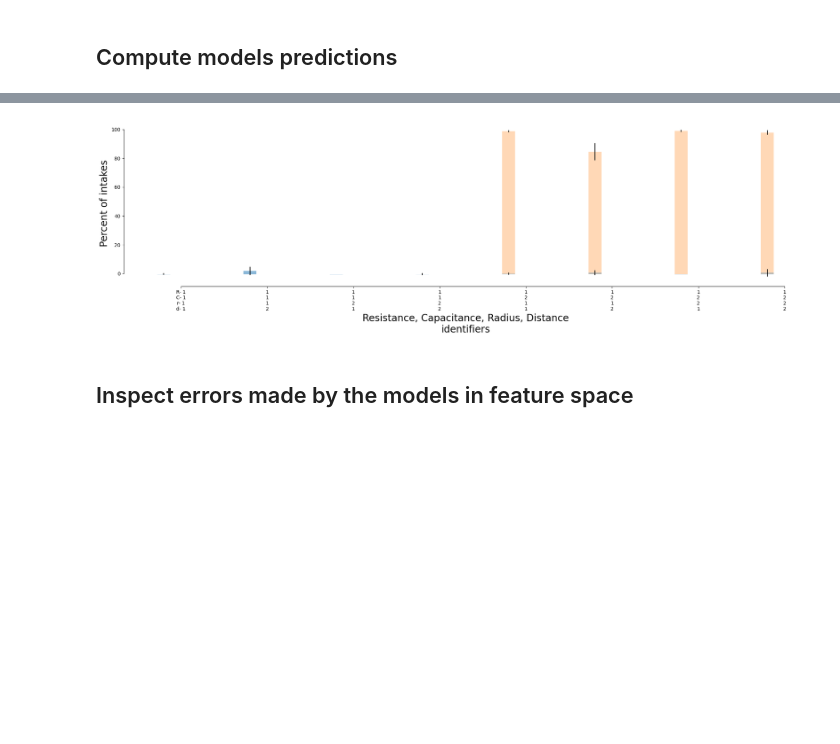
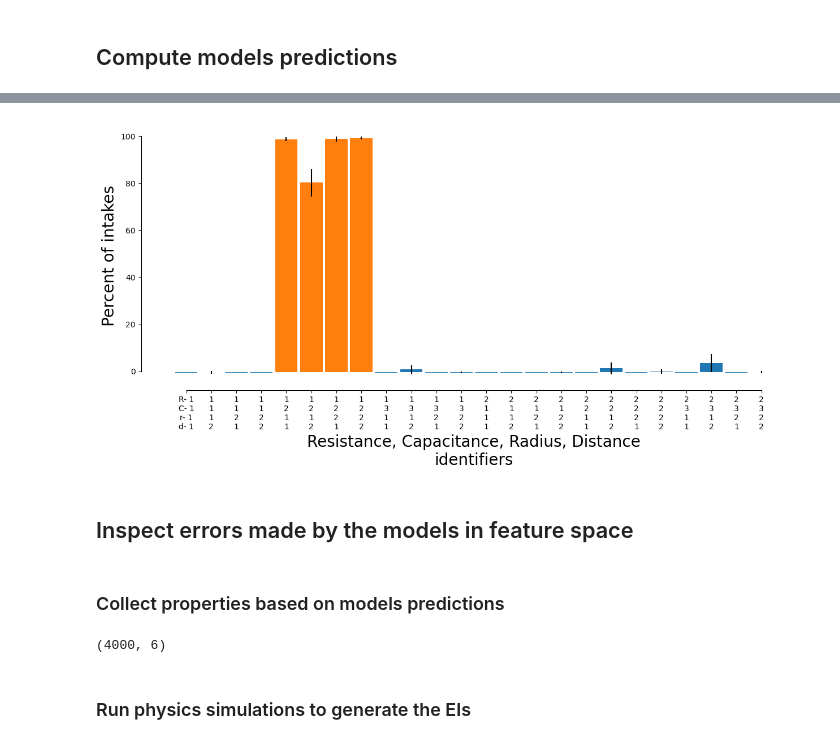
Before and after one commit to DenisTurcu/efish-characterization, a Jupyter notebook: paper-reviews-replies/discrimination-task.ipynb, the cells around one changed output, grey strips where cells are left out. Cells and saved outputs as stored; diff of their text form; code cells hidden in the pictures; blank space fills up the shorter version.

```diff
--- a/paper-reviews-replies/discrimination-task.ipynb
+++ b/paper-reviews-replies/discrimination-task.ipynb
@@ -227,52 +227,40 @@ valid_stats = valid_stats.groupby(["model_type", "resistances", "capacitances",
 valid_stats.columns = ["mean", "std"]
 valid_stats = valid_stats.reset_index()
 # %%
-fig = plt.figure(figsize=(25, 6))
+fig = plt.figure(figsize=(15, 6))
 offset = -0.3
 ticks = []
 for i, row in valid_stats.iterrows():
     c = "C1" if row["resistances"] == 0 and row["capacitances"] == 1 else "C0"
-    if row["model_type"] == "full":
-        delta_x = -1 / 5
-        alpha = 0.3
-    elif row["model_type"] == "feedback_esti":
-        delta_x = 0
-        alpha = 0.6
-    elif row["model_type"] == "feedback_vals":
-        delta_x = 1 / 5
-        alpha = 1
-    else:
-        raise ValueError
     plt.bar(
-        x=i % (len(valid_stats) // 3) + delta_x,
+        x=i,
         height=row["mean"] * 100 + offset,
         yerr=row["std"] * 100,
         bottom=offset,
         color=c,
-        width=0.15,
-        alpha=alpha,
+        width=0.9,
     )
     if i == 0:
         ticks.append(
             [
                 i,
                 f"R- {row["resistances"]+1:.0f}\nC- {row["capacitances"]+1:.0f}\nr- {row["radii"]+1:.0f}\nd- {row["position_ys"]+1:.0f}",
             ]
         )
-    elif i < len(valid_stats) // 3:
+    else:
         ticks.append(
             [
                 i,
                 f"{row["resistances"]+1:.0f}\n{row["capacitances"]+1:.0f}\n{row["radii"]+1:.0f}\n{row["position_ys"]+1:.0f}",
             ]
         )
 plt.xticks(*zip(*ticks))
 plt.ylabel("Percent of intakes", fontsize=20)
 plt.xlabel("Resistance, Capacitance, Radius, Distance\nidentifiers", fontsize=20)
 sns.despine(offset=5, trim=True)
 plt.savefig("discrimination-performance.svg")
 plt.show()
 # %% [output]
-[figure, old version]
+[figure, new version]
 # %% [markdown]
 ## Inspect errors made by the models in feature space
@@ -282,0 +267,57 @@ plt.hist(np.power(10,models.iloc[9]["prediction_train"][:,-2] * dset.worms_prope
+# %% [markdown]
+### Collect properties based on models predictions
+# %%
+models["predicted_resistances"] = models.apply(
+    lambda x: np.power(
+        10,
+        np.hstack(
+            [
+                x["prediction_train"][:, -2] * dset.worms_properties_stats["resistances"]["std"]
+                + dset.worms_properties_stats["resistances"]["mean"],
+                x["prediction_valid"][:, -2] * dset.worms_properties_stats["resistances"]["std"]
+                + dset.worms_properties_stats["resistances"]["mean"],
+            ]
+        ),
+    ),
+    axis=1,
+)
+models["predicted_capacitances"] = models.apply(
+    lambda x: np.power(
+        10,
+        np.hstack(
+            [
+                x["prediction_train"][:, -1] * dset.worms_properties_stats["capacitances"]["std"]
+                + dset.worms_properties_stats["capacitances"]["mean"],
+                x["prediction_valid"][:, -1] * dset.worms_properties_stats["capacitances"]["std"]
+                + dset.worms_properties_stats["capacitances"]["mean"],
+            ]
+        ),
+    ),
+    axis=1,
+)
+predicted_resistances = np.hstack(models["predicted_resistances"])
+predicted_capacitances = np.hstack(models["predicted_capacitances"])
+all_properties = pd.concat(
+    [discrimination_data[["resistances", "capacitances", "radii", "position_ys", "preferred"]]]
+    * (predicted_resistances.shape[0] // len(discrimination_data))
+)
+all_properties["predicted_resistances"] = predicted_resistances
+all_properties["predicted_capacitances"] = predicted_capacitances
+all_properties = all_properties[
+    (all_properties["resistances"] == 0)
+    & (all_properties["capacitances"] == 1)
+    & (all_properties["radii"] == 1)
+    # & (all_properties["position_ys"] == 0)
+]
+all_properties["position_xs"] = raw_dataset["worms"]["position_xs"][0]
+all_properties["position_zs"] = raw_dataset["worms"]["position_zs"][0]
+all_properties["radii"] = all_properties["radii"].apply(lambda x: raw_dataset["worms"]["radii"][x])
+all_properties["position_ys"] = all_properties["position_ys"].apply(lambda x: raw_dataset["worms"]["position_ys"][x])
+all_properties["resistances"] = all_properties["predicted_resistances"]
+all_properties["capacitances"] = all_properties["predicted_capacitances"]
+all_properties = all_properties.drop(columns=["predicted_resistances", "predicted_capacitances", "preferred"]).reset_index(drop=True)
+all_properties.shape
+# %% [output]
+(4000, 6)
+# %% [markdown]
+### Run physics simulations to generate the EIs
```
Also changed, not shown: parts of 10 cells of this notebook.
